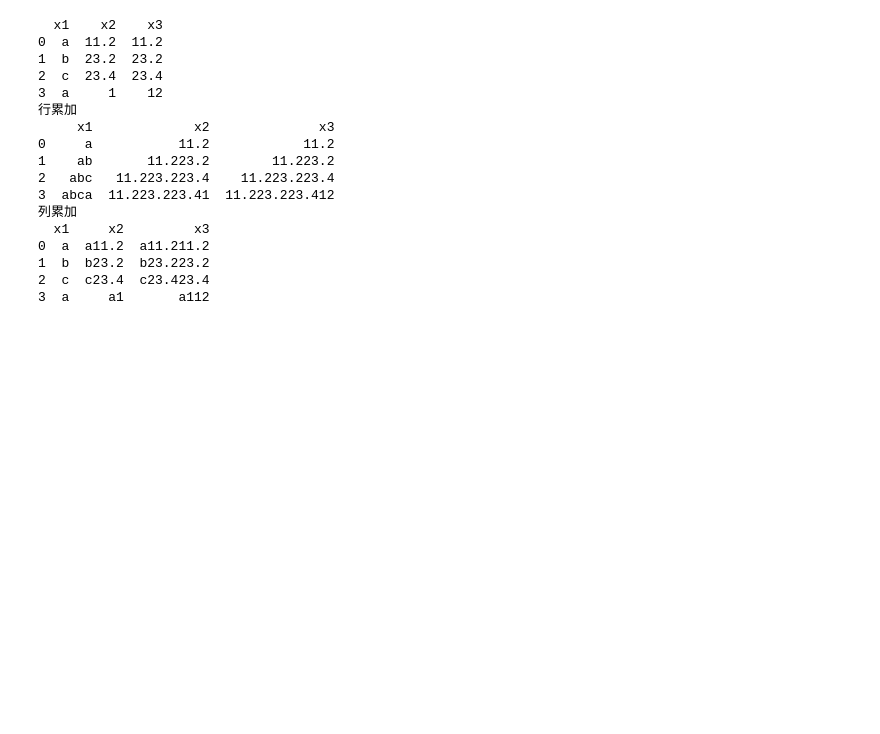
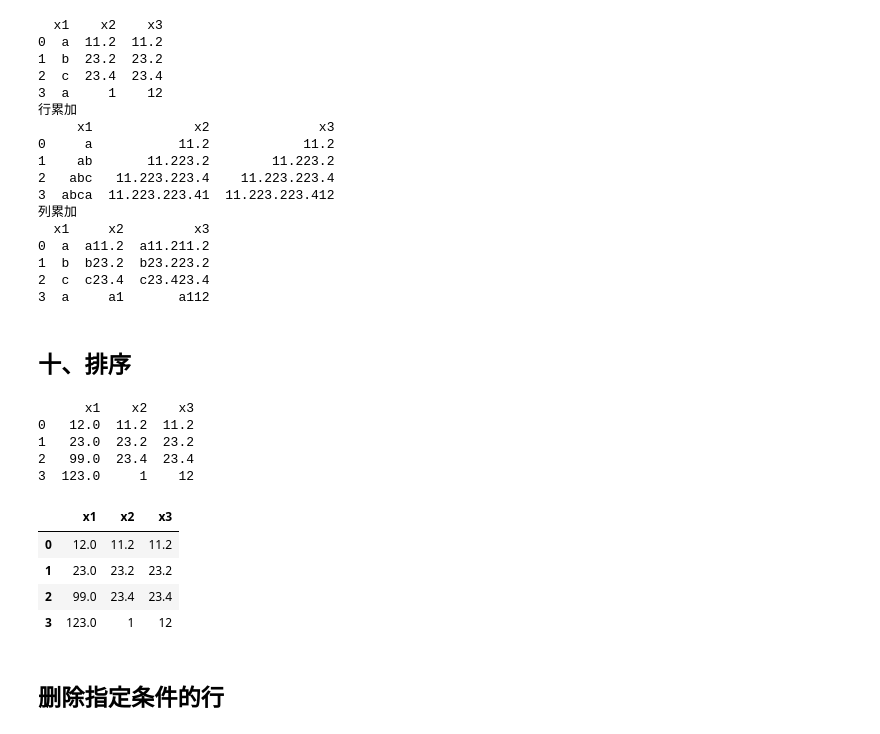
Before and after one commit to meiminjun/Notebook, a Jupyter notebook: 10-python/pandas.dataframe常用操作.ipynb, the cells around one changed output. Drawn from its saved outputs; the diff is of its cells as text; code cells hidden in the pictures; blank space fills up the shorter version.

```diff
--- a/10-python/pandas.dataframe常用操作.ipynb
+++ b/10-python/pandas.dataframe常用操作.ipynb
@@ -18,6 +18,12 @@ data = {'brand_model': ['德力西 GW912200', '埃帝尔 IB-207TPN-06231C02', '
         'cate': ['低压', '管阀', '低压', '搬运']}
 df3 = pd.DataFrame(data)
 print(df3)
+
+df5 = pd.DataFrame({'x1': ["12", "23", "99", "123"], "x2": [
+                   "11.2", "23.2", "23.4", "1"], "x3": ["11.2", "23.2", "23.4", "12"]})
+print(df5)
+df6 = pd.DataFrame({'x1': ["12%", "23", "99", "123"], "x2": [
+                   "11.2", "23.2%", "23.4", "1"], "x3": ["11.2", "23.2%", "23.4%", "12%"]})
 # %% [output]
      x2    x3
 0  11.2  11.2
@@ -686,3 +764,23 @@ print(df1.cumsum(axis=1))
 1  b  b23.2  b23.223.2
 2  c  c23.4  c23.423.4
 3  a     a1       a112
+# %% [markdown]
+## 十、排序
+# %%
+print(df5)
+# 先转化成number
+df5['x1'] = df5['x1'].map(lambda x: float(x))
+df5.sort_values(by='x1') # 默认升序
+# %% [output]
+      x1    x2    x3
+0   12.0  11.2  11.2
+1   23.0  23.2  23.2
+2   99.0  23.4  23.4
+3  123.0     1    12
+|  | x1 | x2 | x3 |
+| 0 | 12.0 | 11.2 | 11.2 |
+| 1 | 23.0 | 23.2 | 23.2 |
+| 2 | 99.0 | 23.4 | 23.4 |
+| 3 | 123.0 | 1 | 12 |
+# %% [markdown]
+## 删除指定条件的行
```
Also changed, not shown: parts of 11 cells of this notebook, 3 other files.
